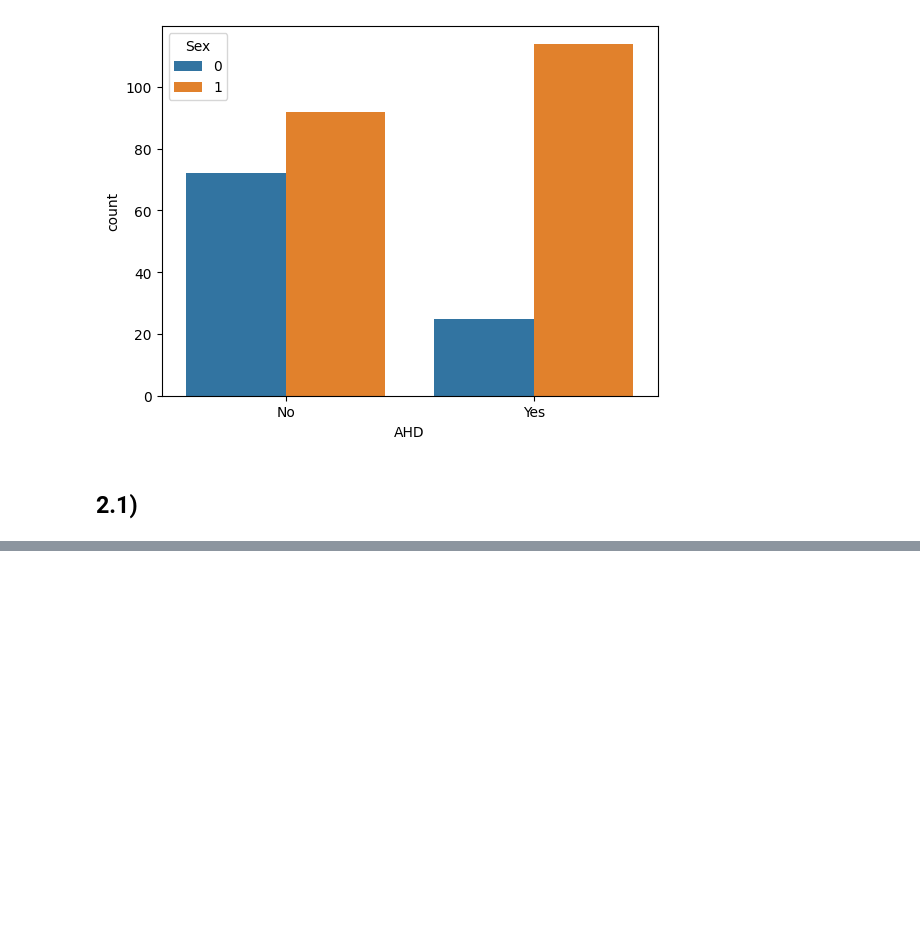
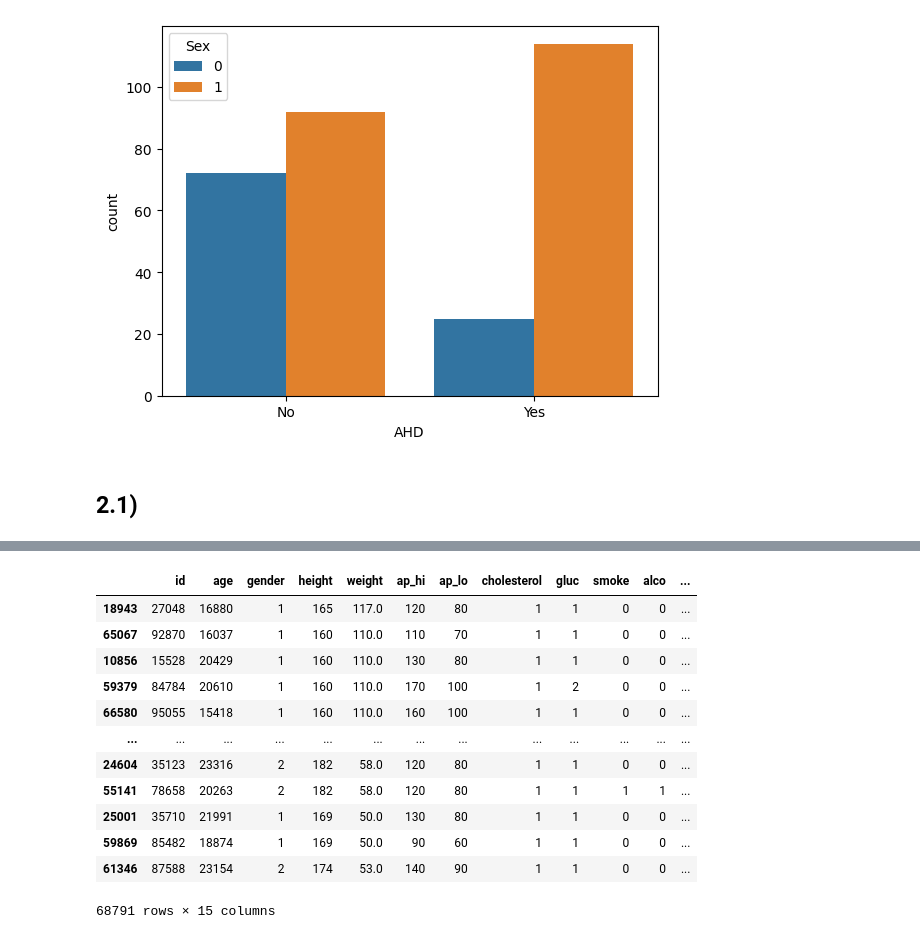
Before and after one commit to MiltonOberg/Artificial_Intelligence2-Milton-OPA23, a Jupyter notebook: Labb_1/labb_1.ipynb, the cells around one changed output, grey strips where cells are left out. Cells and saved outputs as stored; diff of their text form; code cells hidden in the pictures; blank space fills up the shorter version.

```diff
--- a/Labb_1/labb_1.ipynb
+++ b/Labb_1/labb_1.ipynb
@@ -755,0 +795,16 @@ sns.countplot(data= df_heart, x= "AHD", hue= "Sex")
+# %%
+df_cardio.sort_values(by= "BMI", ascending= False)
+# %% [output]
+|  | id | age | gender | height | weight | ap_hi | ap_lo | cholesterol | gluc | smoke | alco | ... |
+| 18943 | 27048 | 16880 | 1 | 165 | 117.0 | 120 | 80 | 1 | 1 | 0 | 0 | ... |
+| 65067 | 92870 | 16037 | 1 | 160 | 110.0 | 110 | 70 | 1 | 1 | 0 | 0 | ... |
+| 10856 | 15528 | 20429 | 1 | 160 | 110.0 | 130 | 80 | 1 | 1 | 0 | 0 | ... |
+| 59379 | 84784 | 20610 | 1 | 160 | 110.0 | 170 | 100 | 1 | 2 | 0 | 0 | ... |
+| 66580 | 95055 | 15418 | 1 | 160 | 110.0 | 160 | 100 | 1 | 1 | 0 | 0 | ... |
+| ... | ... | ... | ... | ... | ... | ... | ... | ... | ... | ... | ... | ... |
+| 24604 | 35123 | 23316 | 2 | 182 | 58.0 | 120 | 80 | 1 | 1 | 0 | 0 | ... |
+| 55141 | 78658 | 20263 | 2 | 182 | 58.0 | 120 | 80 | 1 | 1 | 1 | 1 | ... |
+| 25001 | 35710 | 21991 | 1 | 169 | 50.0 | 130 | 80 | 1 | 1 | 0 | 0 | ... |
+| 59869 | 85482 | 18874 | 1 | 169 | 50.0 | 90 | 60 | 1 | 1 | 0 | 0 | ... |
+| 61346 | 87588 | 23154 | 2 | 174 | 53.0 | 140 | 90 | 1 | 1 | 0 | 0 | ... |
+68791 rows × 15 columns
```
Also changed, not shown: parts of 13 cells of this notebook.
